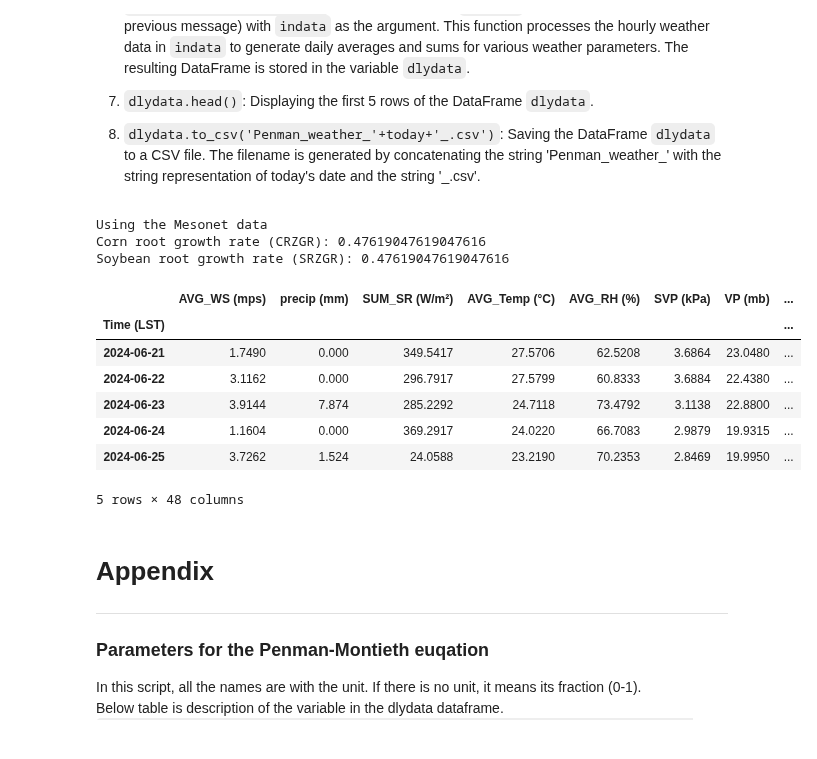
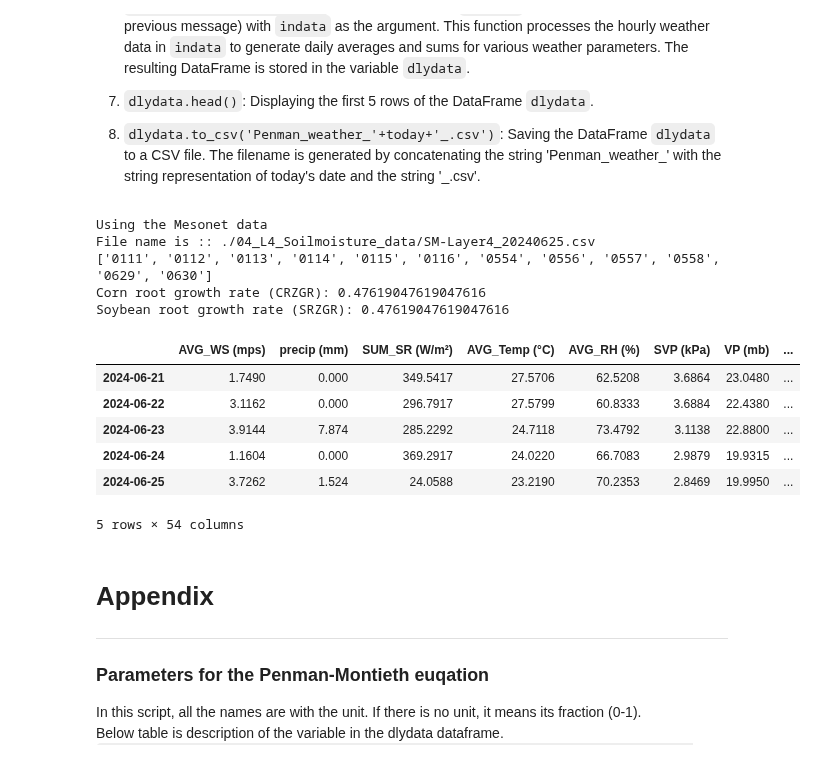
Before and after one commit to dsyang1024/SoilMoisture_analysis, a Jupyter notebook: Weather_for_Penman/hly2dly_weather_gen.ipynb, the cells around one changed output. Cells and saved outputs as stored; diff of their text form; code cells hidden in the pictures.

Commit message:
Upward flux import
completed

```diff
--- a/Weather_for_Penman/hly2dly_weather_gen.ipynb
+++ b/Weather_for_Penman/hly2dly_weather_gen.ipynb
@@ -730,6 +730,7 @@ def get_rootzone(dlydata):
         dlydata.at[i, 'SRZ (inch)'] = cal_srz()
     '''
 
+
 def cal_rz():
     # this program is using linear group root growth rate
     # get the root zone depth for corn and soybean
@@ -756,8 +757,3 @@ def cal_rz():
 
 
     return dlydata
-
-
-# TODO calculate the upward flux using the soil moisture data
-def get_UF():
-    print ('this function is not implemented yet')
@@ -1076,12 +1392,12 @@ def get_deficit(dlydata):
             if type(SRWD_adj[i-pd.Timedelta(days=1)]) != str:
                 dlydata.at[i-pd.Timedelta(days=1), 'SRWD (inch)'] = SRWD_adj[i-pd.Timedelta(days=1)]
 
-        dlydata.at[i, 'CIWD (inch)'] = dlydata.at[i-pd.Timedelta(days=1), 'CIWD (inch)'] + dlydata.at[i, 'CET (inch)'] + dlydata.at[i, 'CIWL (inch)'] - dlydata.at[i, 'CIRR (inch)'] - (dlydata.at[i, 'precip (mm)']/25.4)
-        dlydata.at[i, 'SIWD (inch)'] = dlydata.at[i-pd.Timedelta(days=1), 'SIWD (inch)'] + dlydata.at[i, 'SET (inch)'] + dlydata.at[i, 'SIWL (inch)'] - dlydata.at[i, 'SIRR (inch)'] - (dlydata.at[i, 'precip (mm)']/25.4)
-        dlydata.at[i, 'CFWD (inch)'] = dlydata.at[i-pd.Timedelta(days=1), 'CFWD (inch)'] + dlydata.at[i, 'CET (inch)'] + dlydata.at[i, 'CFWL (inch)'] - dlydata.at[i, 'CFRT (inch)'] - (dlydata.at[i, 'precip (mm)']/25.4)
-        dlydata.at[i, 'SFWD (inch)'] = dlydata.at[i-pd.Timedelta(days=1), 'SFWD (inch)'] + dlydata.at[i, 'SET (inch)'] + dlydata.at[i, 'SFWL (inch)'] - dlydata.at[i, 'SFRT (inch)'] - (dlydata.at[i, 'precip (mm)']/25.4)
-        dlydata.at[i, 'CRWD (inch)'] = dlydata.at[i-pd.Timedelta(days=1), 'CRWD (inch)'] + dlydata.at[i, 'CET (inch)'] + dlydata.at[i, 'CRWL (inch)'] - (dlydata.at[i, 'precip (mm)']/25.4)
-        dlydata.at[i, 'SRWD (inch)'] = dlydata.at[i-pd.Timedelta(days=1), 'SRWD (inch)'] + dlydata.at[i, 'SET (inch)'] + dlydata.at[i, 'SRWL (inch)'] - (dlydata.at[i, 'precip (mm)']/25.4)
+        dlydata.at[i, 'CIWD (inch)'] = dlydata.at[i-pd.Timedelta(days=1), 'CIWD (inch)'] + dlydata.at[i, 'CET (inch)'] + dlydata.at[i, 'CIWL (inch)'] - dlydata.at[i, 'CIRR (inch)'] - (dlydata.at[i, 'precip (mm)']/25.4) - dlydata.at[i, 'CIUF (inch)']
+        dlydata.at[i, 'SIWD (inch)'] = dlydata.at[i-pd.Timedelta(days=1), 'SIWD (inch)'] + dlydata.at[i, 'SET (inch)'] + dlydata.at[i, 'SIWL (inch)'] - dlydata.at[i, 'SIRR (inch)'] - (dlydata.at[i, 'precip (mm)']/25.4) - dlydata.at[i, 'SIUF (inch)']
+        dlydata.at[i, 'CFWD (inch)'] = dlydata.at[i-pd.Timedelta(days=1), 'CFWD (inch)'] + dlydata.at[i, 'CET (inch)'] + dlydata.at[i, 'CFWL (inch)'] - dlydata.at[i, 'CFRT (inch)'] - (dlydata.at[i, 'precip (mm)']/25.4) - dlydata.at[i, 'CFUF (inch)']
+        dlydata.at[i, 'SFWD (inch)'] = dlydata.at[i-pd.Timedelta(days=1), 'SFWD (inch)'] + dlydata.at[i, 'SET (inch)'] + dlydata.at[i, 'SFWL (inch)'] - dlydata.at[i, 'SFRT (inch)'] - (dlydata.at[i, 'precip (mm)']/25.4) - dlydata.at[i, 'SFUF (inch)']
+        dlydata.at[i, 'CRWD (inch)'] = dlydata.at[i-pd.Timedelta(days=1), 'CRWD (inch)'] + dlydata.at[i, 'CET (inch)'] + dlydata.at[i, 'CRWL (inch)'] - (dlydata.at[i, 'precip (mm)']/25.4) - dlydata.at[i, 'CRUF (inch)']
+        dlydata.at[i, 'SRWD (inch)'] = dlydata.at[i-pd.Timedelta(days=1), 'SRWD (inch)'] + dlydata.at[i, 'SET (inch)'] + dlydata.at[i, 'SRWL (inch)'] - (dlydata.at[i, 'precip (mm)']/25.4) - dlydata.at[i, 'SRUF (inch)']
 
 
     # get the deficit percentage of CIWDP by CIWD/AWHC*100 but if the value is more than 100, make it 100
@@ -1149,13 +1465,15 @@ elif method == '2':
 
 dlydata = subhly2dly(indata)
 
-# * 2. get heatflux
+# * 2.1 get heatflux
 dlydata = get_heatflux(dlydata)
 
-# * 3. run the penman monteith model
+# * 2.2 run the penman monteith model
 dlydata = PET_Penman (dlydata)
 
-# * 4. get weeks past emergence
+
+# * 3. Get the crop efficiency
+# * 3.1 get weeks past emergence
 dlydata = get_weeks_past_emergence(dlydata)
 
 
@@ -1164,58 +1482,61 @@ dlydata = get_weeks_past_emergence(dlydata)
 # ! =================================================
 # calculate the water balance for corn and soybean
 
-# * 1. calculate the ETc for corn and soybean
+# * 3.2 calculate the ETc for corn and soybean
 #      get crop coefficient from excel file and estimate ETc
 dlydata = get_ETc(dlydata)
 
-# * 2. calculate the irrigation for corn and soybean
+# * 3.3 Get the soil moisture data for the updawrad flux calculation
+UFdf = read_L4df(f"./04_L4_Soilmoisture_data/SM-Layer4_{today}.csv")
+dlydata = get_UF(UFdf, dlydata)
+
+# * 4. Get the available water capacity
+# * 4.1 calculate the irrigation for corn and soybean
 #      get the irrigation log from the excel file named 'Irrigation_log.xlsx' from root folder
 dlydata = get_irrlog(dlydata)
 
-# * 3. calculate the root zone depth according to the week from emergence
+# * 4.2 calculate the root zone depth according to the week from emergence
 #      calculate the available water holding capacity for corn and soybean
 #      get rootzone depth for corn and soybean
 #      dlydata = get_rootzone(dlydata) #! this is old version
 dlydata = cal_rz() #! this is new version
 #      calculate the available water holding capacity of the root zone for corn and soybean
 dlydata = get_AWHCrz(dlydata)
 #      calculate upward flux using the soil moisture data
 #      get_UF()
 
-# * 4. calculate the water balance for corn and soybean
+# * 5. Get the Water Loss from updated Water Deficit
 get_deficit(dlydata)
-
-# 5. calculate the cumulative water balance for corn and soybean
-# get_WaterBalance(dlydata)
 
 
 
 
 # save the data
 dlydata = dlydata.round(4)
 outfilename = './Penman_irrigation_results.csv'
 summaryfilename = './Penman_irrigation_summary.csv'
 dlydata.to_csv(outfilename, encoding = "utf-16", sep='\t')
 dlydata.to_excel(outfilename.replace('.csv','.xlsx'), sheet_name='Penman_irrigation_results', freeze_panes=(1,1))
 
 # export the data only needed, not the whole data
 # precip, irrgation, fertigation, water deficit (inch) needed
 dlydata2 = dlydata[['precip (mm)', 'CIRR (inch)', 'SIRR (inch)', 'CFRT (inch)', 'SFRT (inch)', 'CIWD (inch)', 'SIWD (inch)', 'CFWD (inch)', 'SFWD (inch)', 'CRWD (inch)', 'SRWD (inch)', 'CIWDP (%)', 'SIWDP (%)', 'CFWDP (%)', 'SFWDP (%)', 'CRWDP (%)', 'SRWDP (%)']]
 dlydata2.to_excel(summaryfilename.replace('.csv','.xlsx'), sheet_name='Penman_irrigation_summary', freeze_panes=(1,1))
 
 dlydata.tail()
 # %% [output]
 Using the Mesonet data
+File name is :: ./04_L4_Soilmoisture_data/SM-Layer4_20240625.csv
+['0111', '0112', '0113', '0114', '0115', '0116', '0554', '0556', '0557', '0558', '0629', '0630']
 Corn root growth rate (CRZGR): 0.47619047619047616
 Soybean root growth rate (SRZGR): 0.47619047619047616
 |  | AVG_WS (mps) | precip (mm) | SUM_SR (W/m²) | AVG_Temp (°C) | AVG_RH (%) | SVP (kPa) | VP (mb) | ... |
-| Time (LST) |  |  |  |  |  |  |  | ... |
 | 2024-06-21 | 1.7490 | 0.000 | 349.5417 | 27.5706 | 62.5208 | 3.6864 | 23.0480 | ... |
 | 2024-06-22 | 3.1162 | 0.000 | 296.7917 | 27.5799 | 60.8333 | 3.6884 | 22.4380 | ... |
 | 2024-06-23 | 3.9144 | 7.874 | 285.2292 | 24.7118 | 73.4792 | 3.1138 | 22.8800 | ... |
 | 2024-06-24 | 1.1604 | 0.000 | 369.2917 | 24.0220 | 66.7083 | 2.9879 | 19.9315 | ... |
 | 2024-06-25 | 3.7262 | 1.524 | 24.0588 | 23.2190 | 70.2353 | 2.8469 | 19.9950 | ... |
-5 rows × 48 columns
+5 rows × 54 columns
 # %% [markdown]
 # Appendix
 ***
```
Also changed, not shown: parts of 6 cells of this notebook, 7 other files.
